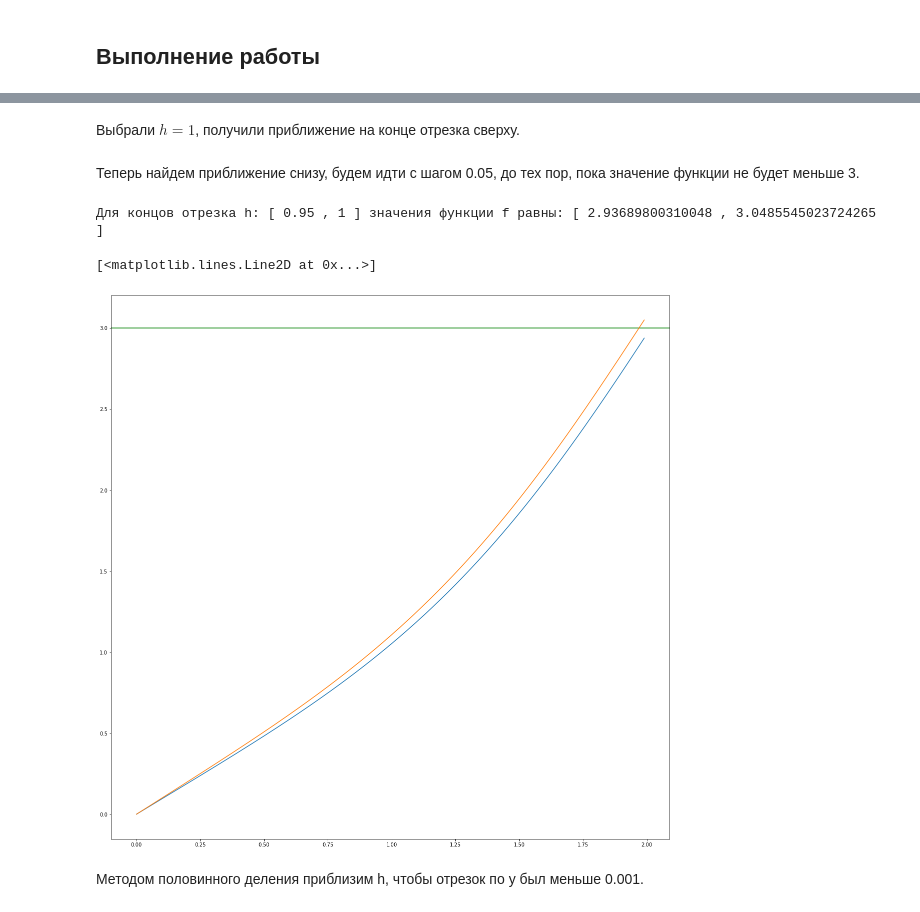
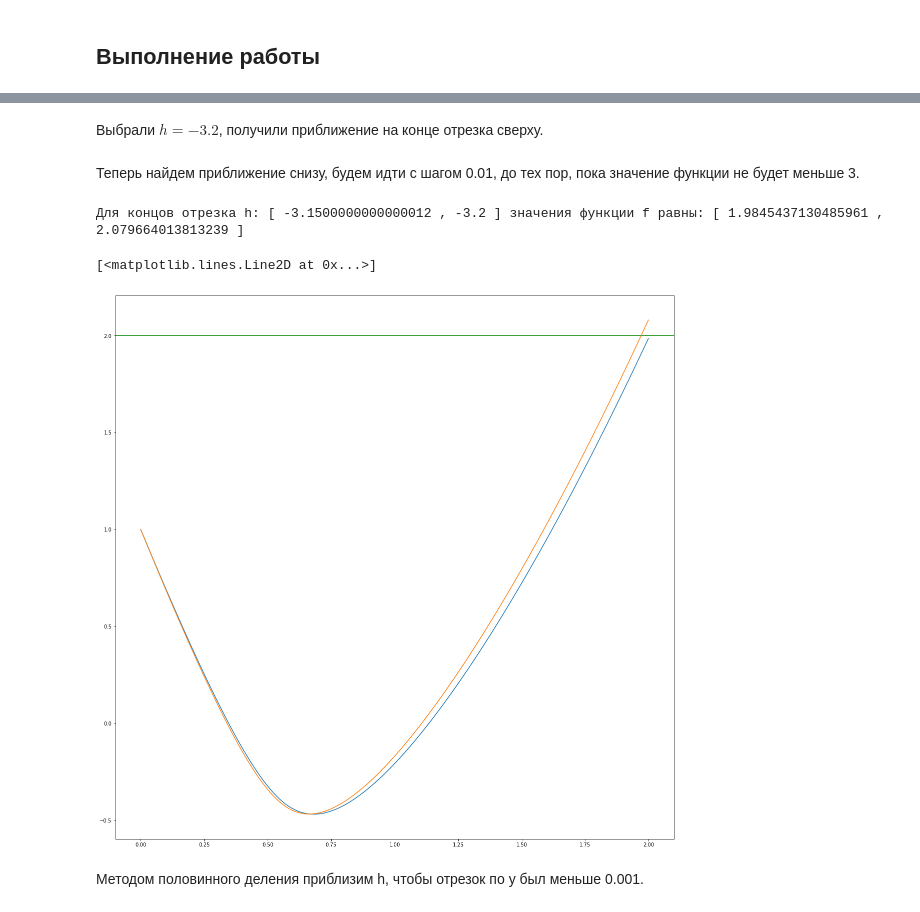
Before and after one commit to the-mvi/ode-2022, a Jupyter notebook: 9382_Subbotin_MO/task1.ipynb, the cells around one changed output, grey strips where cells are left out. Cells and saved outputs as stored; diff of their text form; code cells hidden in the pictures.

```diff
--- a/9382_Subbotin_MO/task1.ipynb
+++ b/9382_Subbotin_MO/task1.ipynb
@@ -101,12 +101,12 @@ import numpy as np
 import matplotlib.pyplot as plt
 from scipy.integrate import odeint
 def f(Y,t):
-    return [Y[1], np.log(2*t + 1)*np.sin(Y[0])]
-h = 1
-a_t = np.arange(0, 2, 0.01)
-sol = odeint(f, [0,h], a_t)
+    return [Y[1], np.power(2,t)/(t+Y[0])]
+h = -3.2
+a_t = np.arange(0, 2, 0.001)
+sol = odeint(f, [1,h], a_t)
 sol_upper = sol
-plt.axhline(y=3, color='green', linestyle='-')
+plt.axhline(y=2, color='green', linestyle='-')
 plt.rcParams["figure.figsize"] = (20,20)
 plt.plot(a_t, sol[:,0])
 print("При h = ", h, " f(2) = ", sol[-1,0])
@@ -116,27 +116,27 @@ print("При h = ", h, " f(2) = ", sol[-1,0])
 # %% [markdown]
-Выбрали $h=1$, получили приближение на конце отрезка сверху.
+Выбрали $h=-3.2$, получили приближение на конце отрезка сверху.
 # %% [markdown]
-Теперь найдем приближение снизу, будем идти с шагом 0.05, до тех пор, пока значение функции не будет меньше 3.
+Теперь найдем приближение снизу, будем идти с шагом 0.01, до тех пор, пока значение функции не будет меньше 3.
 # %%
 upper_h = h
 upper_y = sol[-1,0]
 last_y = sol[-1,0]
-dh = 0.05
-while last_y > 3:
-    h = h - dh
-    sol = odeint(f, [0,h], a_t)
+dh = 0.01
+while last_y > 2:
+    h = h + dh
+    sol = odeint(f, [1,h], a_t)
     last_y = sol[-1,0]
 sol_lower = sol
 lower_h = h
 lower_y = sol[-1,0]
 print("Для концов отрезка h: [",lower_h,",",upper_h,"]", "значения функции f равны: [",lower_y,",", upper_y,"]")
-plt.axhline(y=3, color='green', linestyle='-')
+plt.axhline(y=2, color='green', linestyle='-')
 plt.plot(a_t, sol_lower[:,0])
 plt.plot(a_t, sol_upper[:,0])
 # %% [output]
-Для концов отрезка h: [ 0.95 , 1 ] значения функции f равны: [ 2.93689800310048 , 3.0485545023724265 ]
+Для концов отрезка h: [ -3.1500000000000012 , -3.2 ] значения функции f равны: [ 1.9845437130485961 , 2.079664013813239 ]
 [<matplotlib.lines.Line2D at 0x...>]
-[figure, old version]
+[figure, new version]
 # %% [markdown]
 Методом половинного деления приблизим h, чтобы отрезок по y был меньше 0.001.
 # %%
```
Also changed, not shown: parts of 5 cells of this notebook.
